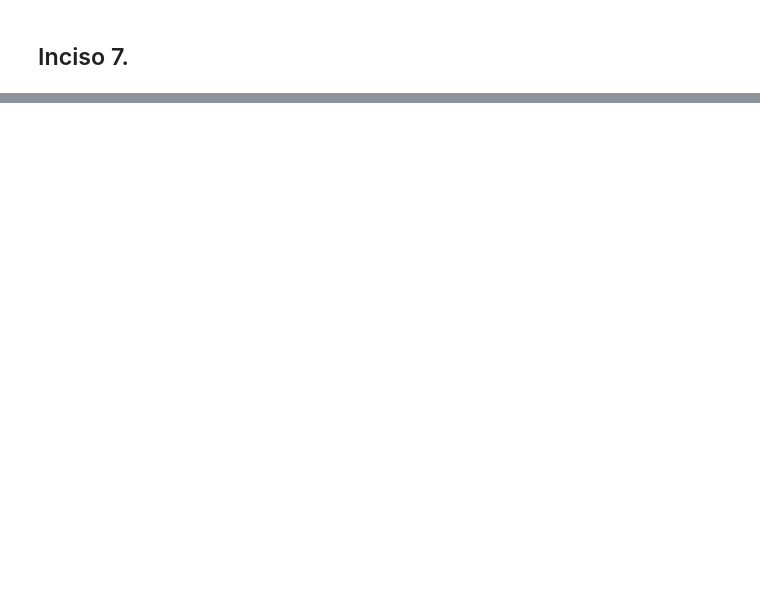
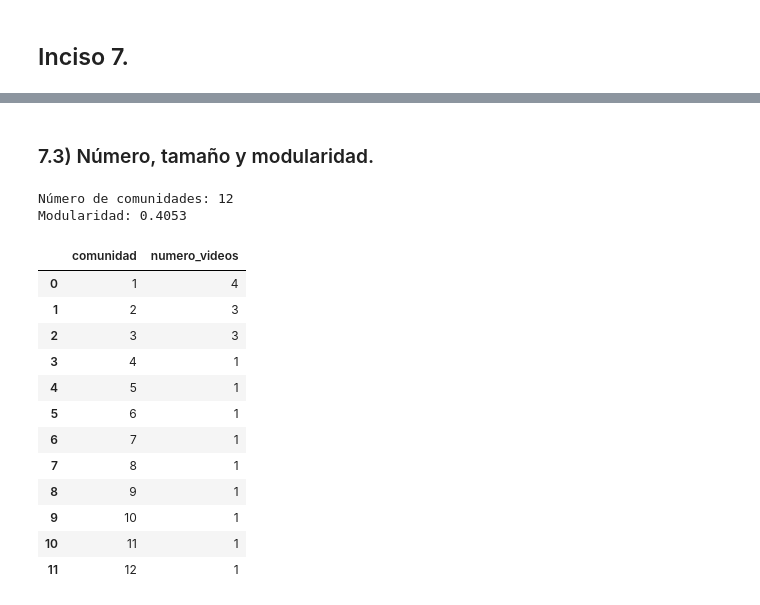
Before and after one commit to the-m7/LABORATORIO_6_DS, a Jupyter notebook: inciso_5_al_8.ipynb, the cells around one changed output, grey strips where cells are left out. Cells and saved outputs as stored; diff of their text form; code cells hidden in the pictures; blank space fills up the shorter version.

```diff
--- a/inciso_5_al_8.ipynb
+++ b/inciso_5_al_8.ipynb
@@ -324,0 +352,27 @@ Nodos grado 0: 9
+# %% [markdown]
+### 7.3) Número, tamaño y modularidad.
+# %%
+resumen_comunidades = pd.DataFrame({"comunidad": range(1, len(comunidades) + 1),
+                                    "numero_videos": [len(comunidad) for comunidad in comunidades]})
+
+modularidad = modularity(red_comunidades, comunidades, weight="weight", resolution=1.0)
+
+print("Número de comunidades:", len(comunidades))
+print("Modularidad:", round(modularidad, 4))
+display(resumen_comunidades)
+# %% [output]
+Número de comunidades: 12
+Modularidad: 0.4053
+|  | comunidad | numero_videos |
+| 0 | 1 | 4 |
+| 1 | 2 | 3 |
+| 2 | 3 | 3 |
+| 3 | 4 | 1 |
+| 4 | 5 | 1 |
+| 5 | 6 | 1 |
+| 6 | 7 | 1 |
+| 7 | 8 | 1 |
+| 8 | 9 | 1 |
+| 9 | 10 | 1 |
+| 10 | 11 | 1 |
+| 11 | 12 | 1 |
```
Also changed, not shown: parts of 29 cells of this notebook.
